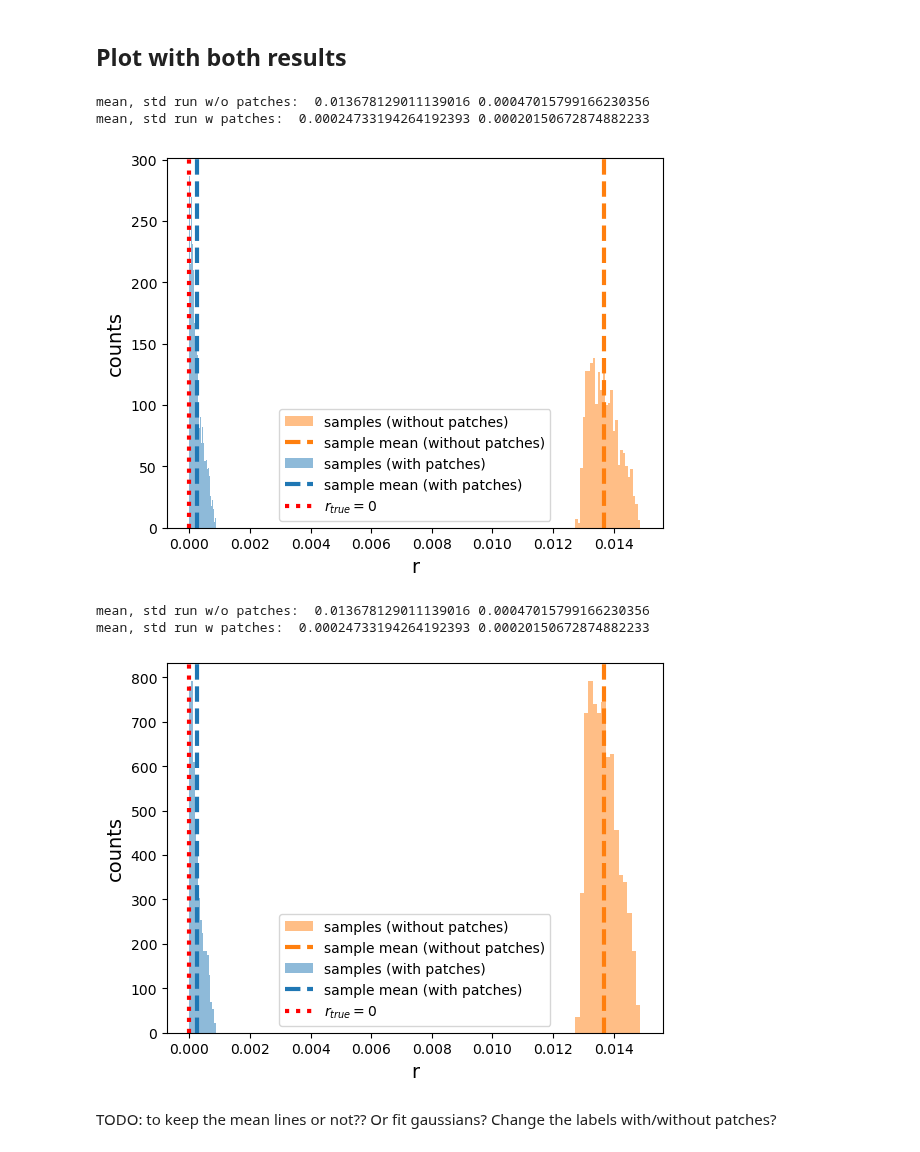
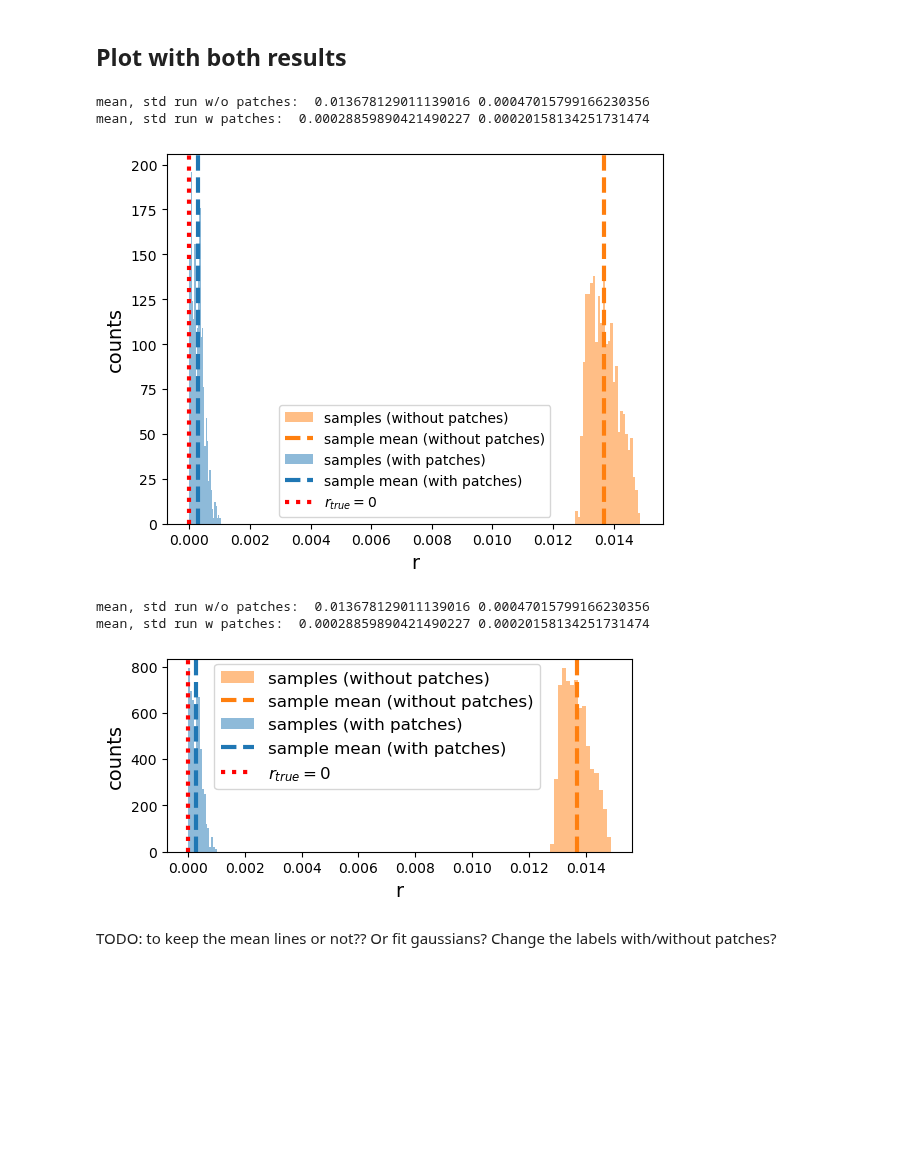
Before and after one commit to CMBSciPol/MICMAC, a Jupyter notebook: test_playground/Paper_runs_v4_customizedFG/plot_r_histo_from_different_cases_on_same_plot.ipynb, the cells around one changed output. Saved outputs shown, nothing was run; the diff lists cells and outputs as text; code cells hidden in the pictures; blank space fills up the shorter version.

```diff
--- a/test_playground/Paper_runs_v4_customizedFG/plot_r_histo_from_different_cases_on_same_plot.ipynb
+++ b/test_playground/Paper_runs_v4_customizedFG/plot_r_histo_from_different_cases_on_same_plot.ipynb
@@ -21,17 +21,17 @@ directory_additional_params = working_directory_path + 'additional_params/'
 # %% [markdown]
 ## 1) Results from case without patches
 # %%
-# # ### d1s1 customized to have spv params in fgs model at nside 1, spv patches 0
+### d1s1 customized to have spv params in fgs model at nside 1, spv patches 0
+sub_step_sampling_nopatches = 50
+num_jobs_nopatches = 1
+file_ver_nopatches = 'corr_cutsky_d1s1customparam_LB_r0_compsepns0_v3e_{}_{}'
+path_additional_params_nopatches = directory_additional_params + 'add_corr_cutsky_LB_d1s1customparam_compsepns0_v3e.toml'
+
+# ### d7s1 non-param customized to have spv scaling laws at nside 1
 # sub_step_sampling_nopatches = 50
 # num_jobs_nopatches = 1
-# file_ver_nopatches = 'corr_cutsky_d1s1customparam_LB_r0_compsepns0_v3e_{}_{}'
-# path_additional_params_nopatches = directory_additional_params + 'add_corr_cutsky_LB_d1s1customparam_compsepns0_v3e.toml'
-
-### d7s1 non-param customized to have spv scaling laws at nside 1
-sub_step_sampling_nopatches = 50
-num_jobs_nopatches = 1
-file_ver_nopatches = 'corr_cutsky_d7s1customNonparam_LB_r0_compsepns0_v4b_{}_{}'
-path_additional_params_nopatches = directory_additional_params + 'add_corr_cutsky_LB_d7s1customNonparam_compsepns0_v4b.toml'
+# file_ver_nopatches = 'corr_cutsky_d7s1customNonparam_LB_r0_compsepns0_v4b_{}_{}'
+# path_additional_params_nopatches = directory_additional_params + 'add_corr_cutsky_LB_d7s1customNonparam_compsepns0_v4b.toml'
 # %%
 with open(path_additional_params_nopatches) as f:
     dictionary_additional_parameters_nopatches = toml.load(f)
@@ -158,17 +158,17 @@ if MICMAC_sampler_obj_nopatches.sample_r_Metropolis:
 # %% [markdown]
 ## 2) Results from case with patches (ns1)
 # %%
-# ### d1s1 customized to have spv params in fgs model at nside 1, spv patches 1
+### d1s1 customized to have spv params in fgs model at nside 1, spv patches 1
+sub_step_sampling_ns1 = 50
+num_jobs_ns1 = 1
+file_ver_ns1 = 'corr_cutsky_d1s1customparam_LB_r0_v3j_{}_{}'
+path_additional_params_ns1 = directory_additional_params + 'add_corr_cutsky_LB_d1s1customparam_v3j.toml'
+
+# ## d7s1 non-param customized to have spv scaling laws at nside 1, with correction for negative r
 # sub_step_sampling_ns1 = 50
 # num_jobs_ns1 = 1
-# file_ver_ns1 = 'corr_cutsky_d1s1customparam_LB_r0_v3e_{}_{}'
-# path_additional_params_ns1 = directory_additional_params + 'add_corr_cutsky_LB_d1s1customparam_v3e.toml'
-
-## d7s1 non-param customized to have spv scaling laws at nside 1, with correction for negative r
-sub_step_sampling_ns1 = 50
-num_jobs_ns1 = 1
-file_ver_ns1 = 'corr_cutsky_d7s1customNonparam_LB_r0_v4b_{}_{}'
-path_additional_params_ns1 = directory_additional_params + 'add_corr_cutsky_LB_d7s1customNonparam_v4b.toml'
+# file_ver_ns1 = 'corr_cutsky_d7s1customNonparam_LB_r0_v4b_{}_{}'
+# path_additional_params_ns1 = directory_additional_params + 'add_corr_cutsky_LB_d7s1customNonparam_v4b.toml'
 # %%
 with open(path_additional_params_ns1) as f:
     dictionary_additional_parameters_ns1 = toml.load(f)
@@ -254,6 +254,6 @@ all_r_samples_ns1[0,-500:].std())
 # %%
 # burn in chosen on previous two cell values
-remaining_steps_ns1 = 3500   # d1s1 customized: 2000    # d7s1customized: 3500
+remaining_steps_ns1 = 2000   # d1s1 customized: 2000    # d7s1customized: 3500
 burn_in_ns1 = all_r_samples_ns1.shape[1] - remaining_steps_ns1
 print("burn in: ", burn_in_ns1)
 print("n remaining steps: ", remaining_steps_ns1)
@@ -322,7 +322,7 @@ assert MICMAC_sampler_obj_ns1.sample_r_Metropolis == MICMAC_sampler_obj_nopatche
 assert num_jobs_ns1 == num_jobs_nopatches
 assert len(all_r_samples_ns1.shape) == len(all_r_samples_nopatches.shape)
 assert MICMAC_sampler_obj_ns1.non_centered_moves == MICMAC_sampler_obj_nopatches.non_centered_moves
-assert MICMAC_sampler_obj_ns1.number_iterations_sampling == MICMAC_sampler_obj_nopatches.number_iterations_sampling
+# assert MICMAC_sampler_obj_ns1.number_iterations_sampling == MICMAC_sampler_obj_nopatches.number_iterations_sampling
 
 if MICMAC_sampler_obj_ns1.sample_r_Metropolis:
     for job in range(num_jobs_ns1):
@@ -362,15 +362,15 @@ if MICMAC_sampler_obj_ns1.sample_r_Metropolis:
     plt.show()
 # %% [output]
 mean, std run w/o patches:  0.013678129011139016 0.00047015799166230356
-mean, std run w patches:  0.00024733194264192393 0.00020150672874882233
+mean, std run w patches:  0.00028859890421490227 0.00020158134251731474
-[figure, old version]
+[figure, new version]
 # %%
 # with normalization in the histograms (peakes at same heigth)
 assert MICMAC_sampler_obj_ns1.sample_r_Metropolis == MICMAC_sampler_obj_nopatches.sample_r_Metropolis
 assert num_jobs_ns1 == num_jobs_nopatches
 assert len(all_r_samples_ns1.shape) == len(all_r_samples_nopatches.shape)
 assert MICMAC_sampler_obj_ns1.non_centered_moves == MICMAC_sampler_obj_nopatches.non_centered_moves
-assert MICMAC_sampler_obj_ns1.number_iterations_sampling == MICMAC_sampler_obj_nopatches.number_iterations_sampling
+# assert MICMAC_sampler_obj_ns1.number_iterations_sampling == MICMAC_sampler_obj_nopatches.number_iterations_sampling
 
 if MICMAC_sampler_obj_ns1.sample_r_Metropolis:
     for job in range(num_jobs_ns1):
@@ -382,36 +382,37 @@ if MICMAC_sampler_obj_ns1.sample_r_Metropolis:
         else:
             max_number_iterations_r_ns1 = all_r_samples_ns1.shape[1]
             max_number_iterations_r_nopatches = all_r_samples_nopatches.shape[1]
 
         all_r_samples_job_ns1 = all_r_samples_ns1[job].squeeze().reshape(max_number_iterations_r_ns1,1)
         all_r_samples_job_nopatches = all_r_samples_nopatches[job].squeeze().reshape(max_number_iterations_r_nopatches,1)
 
         if MICMAC_sampler_obj_ns1.non_centered_moves:
             # max_number_iterations_r_2 = all_r_samples_job[::2].shape[0]
             all_r_sample_to_plot_ns1 = all_r_samples_job_ns1[::2]
             all_r_sample_to_plot_nopatches = all_r_samples_job_nopatches[::2]
         else:
             # max_number_iterations_r_2 = all_r_samples_job.shape[0]
             all_r_sample_to_plot_ns1 = all_r_samples_ns1[job]
             all_r_sample_to_plot_nopatches = all_r_samples_nopatches[job]
         all_r_sample_to_plot_ns1 = all_r_sample_to_plot_ns1[all_r_sample_to_plot_ns1 >= 0]
-        plt.figure()
+        plt.figure(figsize=(6,2.5))
         hist_values_nopatches, bins_value_nopatches, _ = plt.hist(all_r_sample_to_plot_nopatches[burn_in_nopatches:], color='tab:orange', bins=15, alpha=0.5, label='samples (without patches)', density=True)
         plt.axvline(np.mean(all_r_sample_to_plot_nopatches[burn_in_nopatches:]), label='sample mean (without patches)', color='tab:orange', linestyle='--', linewidth=3)
         hist_values_ns1, bins_value_ns1 = np.histogram(all_r_sample_to_plot_ns1[burn_in_ns1:], bins=15, density=False)   # , alpha=0.5, label='samples (with patches)',
         hist_values_ns1, bins_value_ns1, _ = plt.hist(all_r_sample_to_plot_ns1[burn_in_ns1:], bins=bins_value_ns1, alpha=0.5, label='samples (with patches)', weights=hist_values_nopatches.max()*np.ones_like(all_r_sample_to_plot_ns1[burn_in_ns1:])/hist_values_ns1.max())
         plt.axvline(np.mean(all_r_sample_to_plot_ns1[burn_in_ns1:]), label='sample mean (with patches)', color='tab:blue', linestyle='--', linewidth=3)
         #plt.plot([MICMAC_sampler_obj_ns1.r_true,MICMAC_sampler_obj_ns1.r_true], [0,hist_values_ns1.max()], 'r--', label='r true', linewidth=3)
         plt.axvline(MICMAC_sampler_obj_ns1.r_true, label=r'$r_{true}=0$', color='red', linestyle=':', linewidth=3)
         plt.xlabel('r', fontsize=14)
         plt.ylabel('counts', fontsize=14)
-        plt.legend()
+        plt.legend(fontsize=12, bbox_to_anchor=(0.82, .28))
+        # plt.legend(bbox_to_anchor=(0.3, -.13), loc='upper center', prop={'size': 15}, frameon=False)
         print('mean, std run w/o patches: ', np.mean(all_r_sample_to_plot_nopatches[burn_in_nopatches:]), np.std(all_r_sample_to_plot_nopatches[burn_in_nopatches:]))
         print('mean, std run w patches: ', np.mean(all_r_sample_to_plot_ns1[burn_in_ns1:]), np.std(all_r_sample_to_plot_ns1[burn_in_ns1:]))
     plt.show()
 # %% [output]
 mean, std run w/o patches:  0.013678129011139016 0.00047015799166230356
-mean, std run w patches:  0.00024733194264192393 0.00020150672874882233
+mean, std run w patches:  0.00028859890421490227 0.00020158134251731474
-[figure, old version]
+[figure, new version]
 # %% [markdown]
 TODO: to keep the mean lines or not?? Or fit gaussians? Change the labels with/without patches?
```
Also changed, not shown: parts of 7 cells of this notebook, 1 other file.
